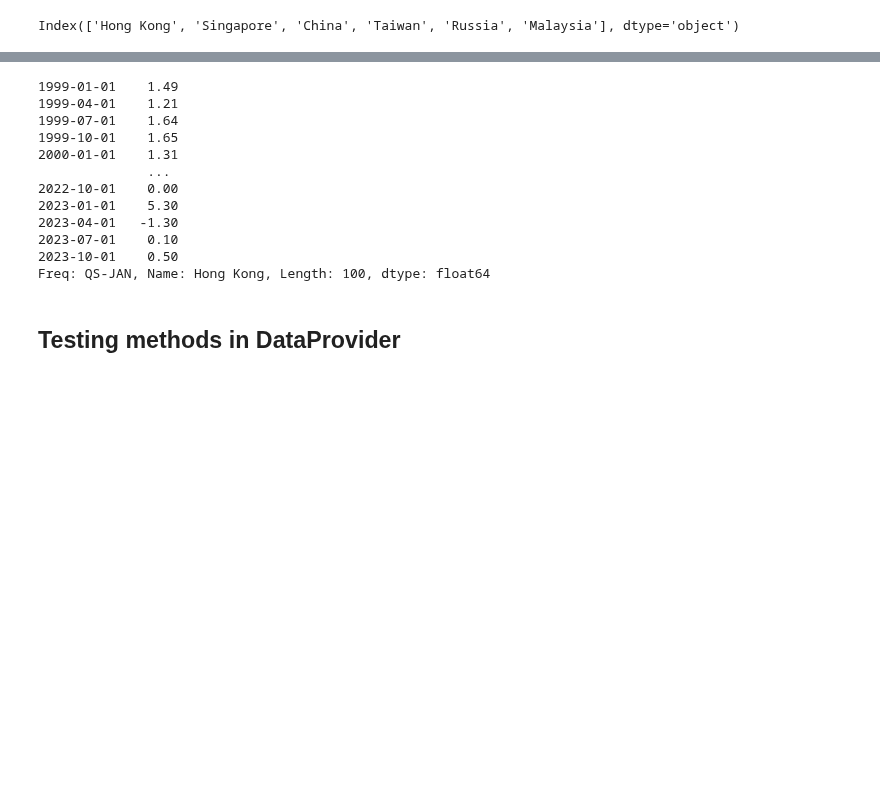
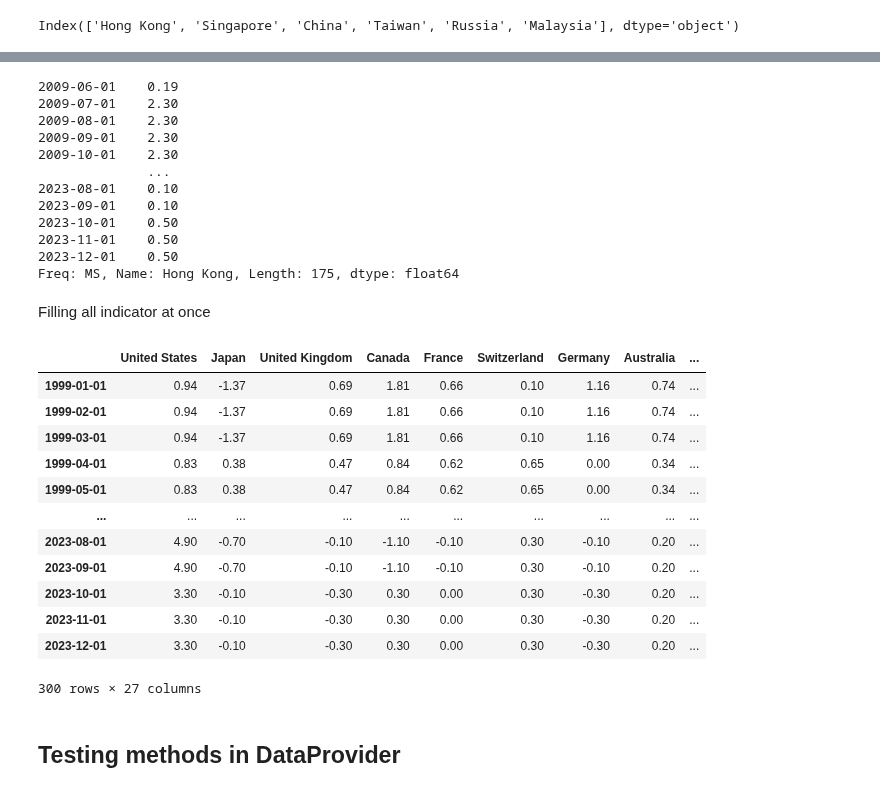
Before and after one commit to lharazin/TFM, a Jupyter notebook: Algorithm/data/prepare_indicators.ipynb, the cells around one changed output, grey strips where cells are left out. Cells and saved outputs as stored; diff of their text form; code cells hidden in the pictures; blank space fills up the shorter version.

```diff
--- a/Algorithm/data/prepare_indicators.ipynb
+++ b/Algorithm/data/prepare_indicators.ipynb
@@ -563,5 +590,4 @@ Index(['United Kingdom', 'Germany', 'Australia', 'Canada', 'Korea'], dtype='obje
 # %%
-missing_dates = df[df[country].isna()].index
-mean_values = df.loc[missing_dates, most_correlated_countries_with_data].mean(axis=1).round(2)
+mean_values = df.loc[month, most_correlated_countries_with_data].mean(axis=1).round(2)
 mean_values
 # %% [output]
@@ -585,20 +596,67 @@ Freq: QS-JAN, dtype: float64
 # %%
-df.loc[missing_dates, country] = mean_values
+df.loc[month, country] = mean_values
 # %%
-df[country]
+df[country].dropna()
 # %% [output]
-1999-01-01    1.49
-1999-04-01    1.21
-1999-07-01    1.64
-1999-10-01    1.65
-2000-01-01    1.31
+2009-06-01    0.19
+2009-07-01    2.30
+2009-08-01    2.30
+2009-09-01    2.30
+2009-10-01    2.30
               ...
-2022-10-01    0.00
-2023-01-01    5.30
-2023-04-01   -1.30
-2023-07-01    0.10
+2023-08-01    0.10
+2023-09-01    0.10
 2023-10-01    0.50
-Freq: QS-JAN, Name: Hong Kong, Length: 100, dtype: float64
+2023-11-01    0.50
+2023-12-01    0.50
+Freq: MS, Name: Hong Kong, Length: 175, dtype: float64
+# %% [markdown]
+Filling all indicator at once
+# %%
+corr_dict = {}
+# %%
+if len(corr_dict) == 0:
+    for date in df.index:
+        month = f'{date:%Y-%m}'
+        corr = data_provider.calculate_correlations_for_returns(month)
+        corr_dict[month] = corr
+# %%
+df = df.ffill(limit=3).bfill(limit=3)
+countries_with_missing_data = df.columns[df.isna().sum() > 0]
+
+for country in countries_with_missing_data:
+    missing_dates = df[df[country].isna()].index
+
+    for date in missing_dates:
+        month = f'{date:%Y-%m}'
+        corr = corr_dict[month]
+
+        most_correlated_countries = corr[country].sort_values()[
+            ::-1][1:].index
+        most_correlated_countries_with_data = most_correlated_countries[
+            ~most_correlated_countries.isin(
+                countries_with_missing_data)][:5]
+
+        mean_values = df.loc[
+            date, most_correlated_countries_with_data].mean().round(2)
+
+        df.loc[date, country] = mean_values
+
+df
+# %% [output]
+|  | United States | Japan | United Kingdom | Canada | France | Switzerland | Germany | Australia | ... |
+| 1999-01-01 | 0.94 | -1.37 | 0.69 | 1.81 | 0.66 | 0.10 | 1.16 | 0.74 | ... |
+| 1999-02-01 | 0.94 | -1.37 | 0.69 | 1.81 | 0.66 | 0.10 | 1.16 | 0.74 | ... |
+| 1999-03-01 | 0.94 | -1.37 | 0.69 | 1.81 | 0.66 | 0.10 | 1.16 | 0.74 | ... |
+| 1999-04-01 | 0.83 | 0.38 | 0.47 | 0.84 | 0.62 | 0.65 | 0.00 | 0.34 | ... |
+| 1999-05-01 | 0.83 | 0.38 | 0.47 | 0.84 | 0.62 | 0.65 | 0.00 | 0.34 | ... |
+| ... | ... | ... | ... | ... | ... | ... | ... | ... | ... |
+| 2023-08-01 | 4.90 | -0.70 | -0.10 | -1.10 | -0.10 | 0.30 | -0.10 | 0.20 | ... |
+| 2023-09-01 | 4.90 | -0.70 | -0.10 | -1.10 | -0.10 | 0.30 | -0.10 | 0.20 | ... |
+| 2023-10-01 | 3.30 | -0.10 | -0.30 | 0.30 | 0.00 | 0.30 | -0.30 | 0.20 | ... |
+| 2023-11-01 | 3.30 | -0.10 | -0.30 | 0.30 | 0.00 | 0.30 | -0.30 | 0.20 | ... |
+| 2023-12-01 | 3.30 | -0.10 | -0.30 | 0.30 | 0.00 | 0.30 | -0.30 | 0.20 | ... |
+300 rows × 27 columns
 # %% [markdown]
 ## Testing methods in DataProvider
 # %%
```
Also changed, not shown: parts of 14 cells of this notebook, 2 other files.
